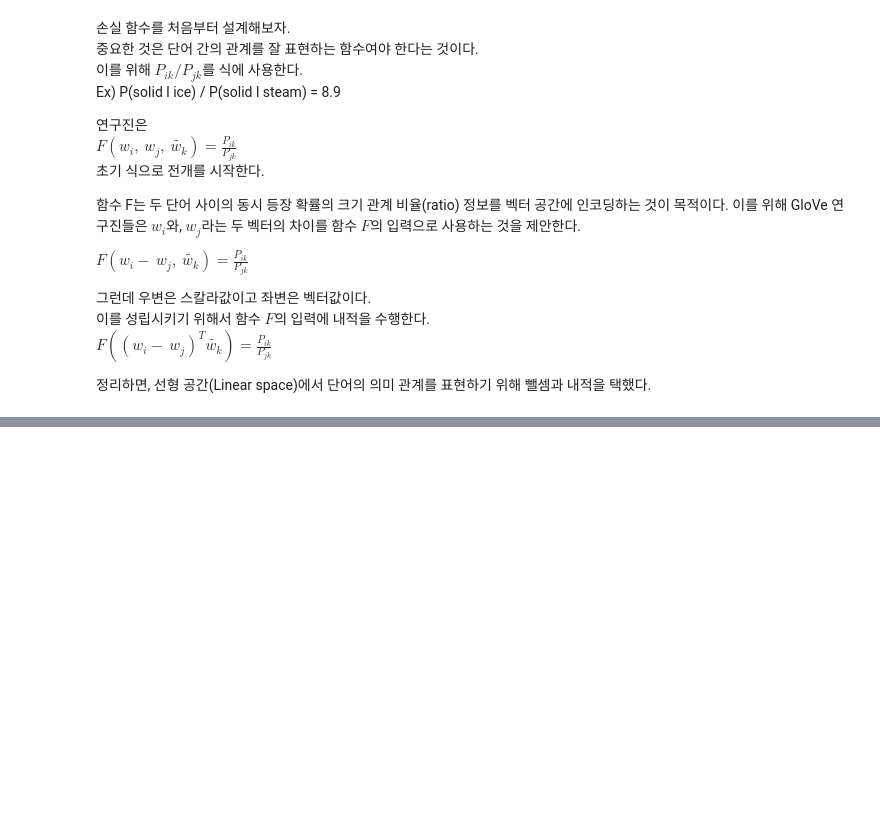
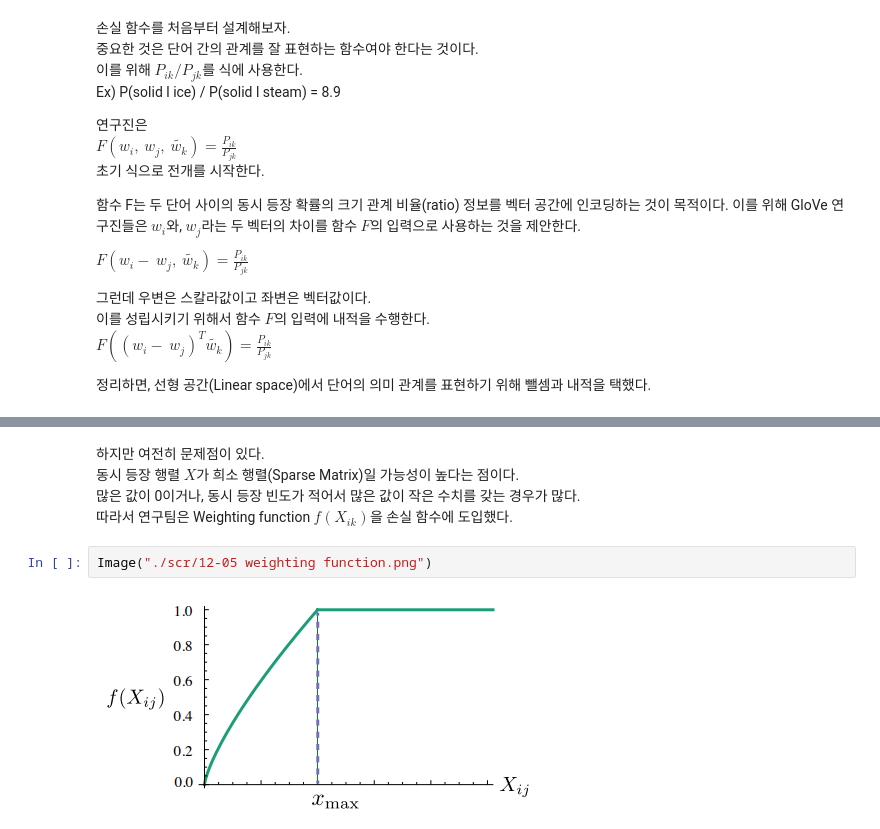
Before and after one commit to tryfasting/deeplearning-pytorch-textbook, a Jupyter notebook: 12-05 글로브와 패스트텍스트.ipynb, the cells around one changed output, grey strips where cells are left out. Drawn from its saved outputs; the diff is of its cells as text; blank space fills up the shorter version.

```diff
--- a/12-05 글로브와 패스트텍스트.ipynb
+++ b/12-05 글로브와 패스트텍스트.ipynb
@@ -109,0 +194,9 @@ GloVe의 경우 다음과 같은 가중 최소제곱 회귀(Weighted least squar
+# %% [markdown]
+하지만 여전히 문제점이 있다.
+동시 등장 행렬 $X$가 희소 행렬(Sparse Matrix)일 가능성이 높다는 점이다.
+많은 값이 0이거나, 동시 등장 빈도가 적어서 많은 값이 작은 수치를 갖는 경우가 많다.
+따라서 연구팀은 Weighting function $f(X_{ik})$을 손실 함수에 도입했다.
+# %%
+Image("./scr/12-05 weighting function.png")
+# %% [output]
+[figure, added]
```
Also changed, not shown: parts of 20 cells of this notebook, 2 other files.
